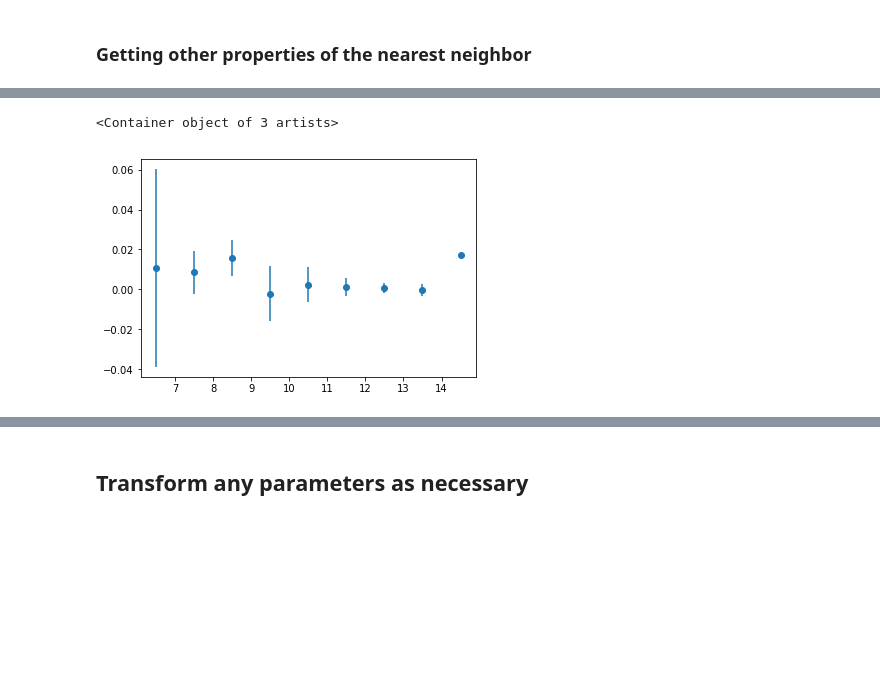
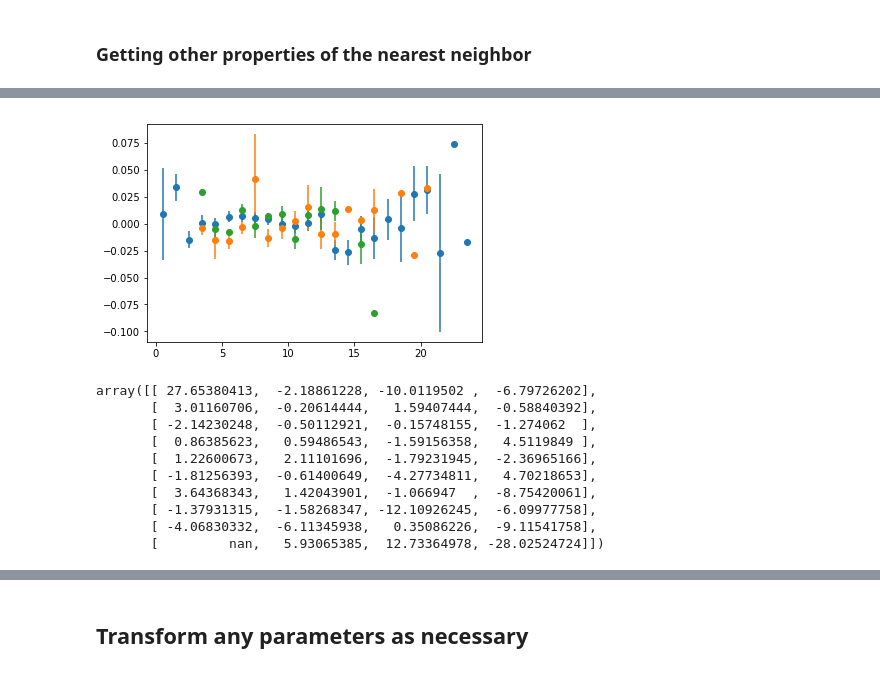
Before and after one commit to LSSTDESC/hackdeblend, a Jupyter notebook: skeleton.ipynb, the cells around one changed output, grey strips where cells are left out. Cells and saved outputs as stored; diff of their text form; code cells hidden in the pictures; blank space fills up the shorter version.

Commit message:
Cleaned notebook, computed multiplicative bias

```diff
--- a/skeleton.ipynb
+++ b/skeleton.ipynb
@@ -478,8 +453,13 @@ plt.xlabel('Kind of random magnitude system (with some offset)')
-# %%
-nan_cut = np.logical_or(np.isnan(test),cut)
-bias_mag, dbias_mag, bc =  compute_stats(test[indices],shear_bias[:,0],cut=nan_cut)
-# %%
-plt.errorbar(bc,bias_mag,dbias_mag,marker='o',linestyle='none')
-# %% [output]
-<Container object of 3 artists>
-[figure, removed]
+# %%
+# multiplicative bias as function of NN distance in bins by SNR
+
+def gen_plot(x, y, bin_by, num_bins):
+    bins = np.linspace(np.min(bin_by), np.max(bin_by), num_bins+1)
+    for i in range(num_bins):
+        inds = np.where(np.logical_and(bin_by > bins[i],bin_by < bins[i+1]))
+        b1, db1, bc = compute_stats(x,y,inds)
+        plt.errorbar(bc,b1,db1,marker='o',linestyle='none')
+# %%
+gen_plot(distance[cut], shear_bias[:,0][cut], data['mcal_s2n_r'][cut], 3)
+# %% [output]
+[figure, added]
@@ -485,0 +482,13 @@ plt.errorbar(bc,bias_mag,dbias_mag,marker='o',linestyle='none')
+# %%
+mult_bias
+# %% [output]
+array([[ 27.65380413,  -2.18861228, -10.0119502 ,  -6.79726202],
+       [  3.01160706,  -0.20614444,   1.59407444,  -0.58840392],
+       [ -2.14230248,  -0.50112921,  -0.15748155,  -1.274062  ],
+       [  0.86385623,   0.59486543,  -1.59156358,   4.5119849 ],
+       [  1.22600673,   2.11101696,  -1.79231945,  -2.36965166],
+       [ -1.81256393,  -0.61400649,  -4.27734811,   4.70218653],
+       [  3.64368343,   1.42043901,  -1.066947  ,  -8.75420061],
+       [ -1.37931315,  -1.58268347, -12.10926245,  -6.09977758],
+       [ -4.06830332,  -6.11345938,   0.35086226,  -9.11541758],
+       [         nan,   5.93065385,  12.73364978, -28.02524724]])
```
Also changed, not shown: parts of 8 cells of this notebook.
